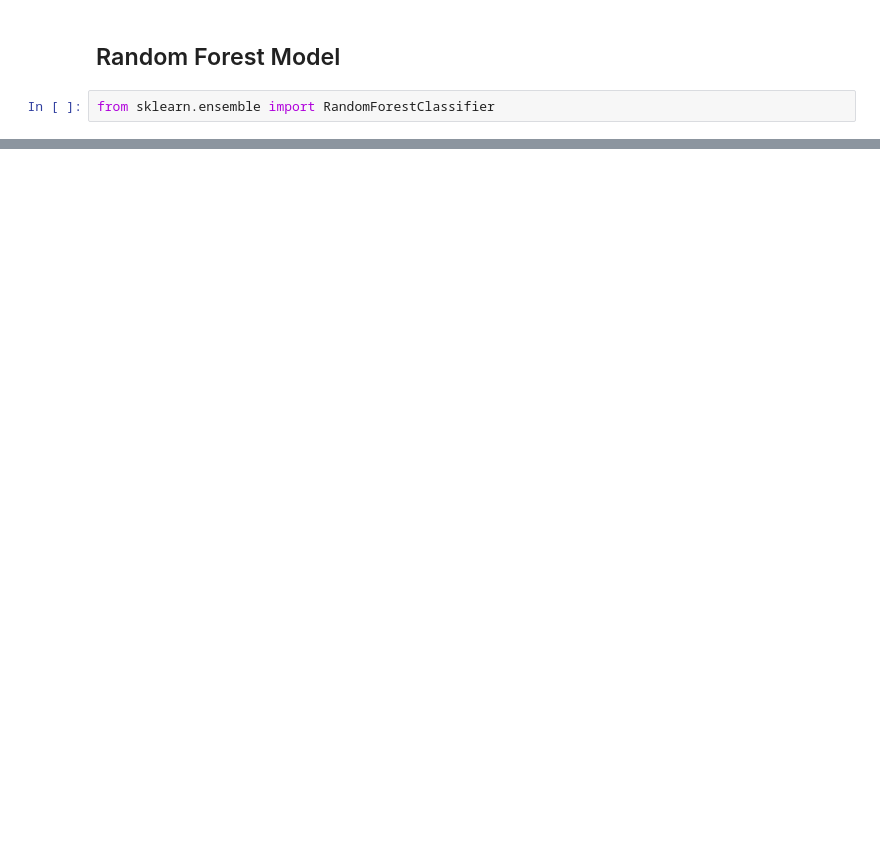
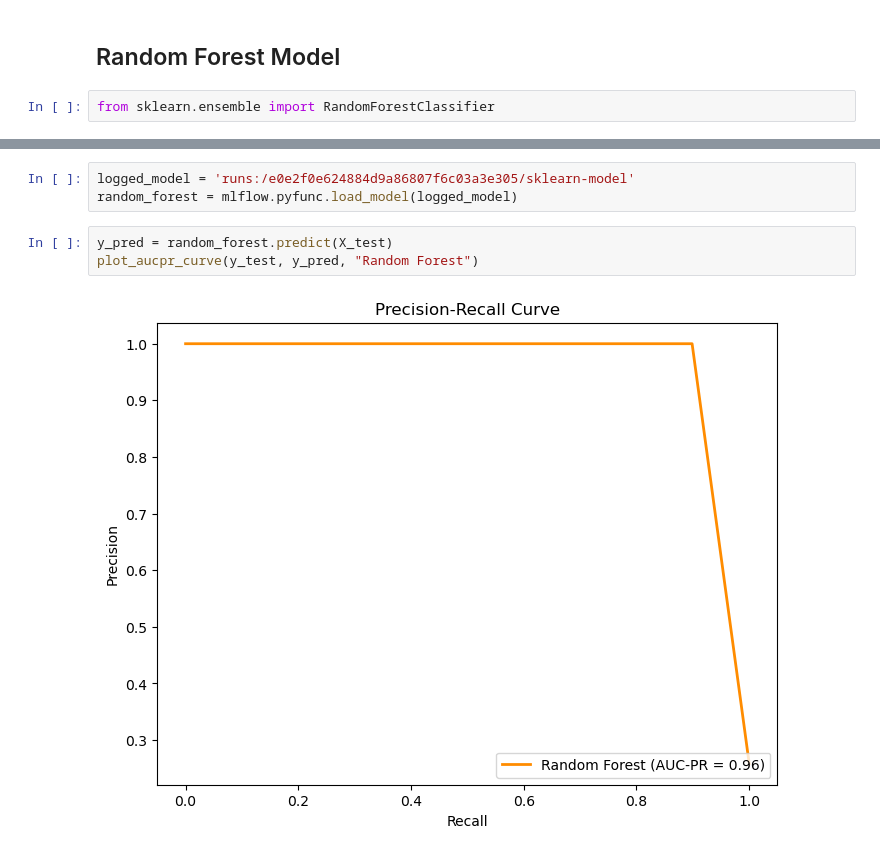
Before and after one commit to bose-sayan/assign-2-AML, a Jupyter notebook: src/train.ipynb, the cells around one changed output, grey strips where cells are left out. Saved outputs shown, nothing was run; the diff lists cells and outputs as text; blank space fills up the shorter version.

```diff
--- a/src/train.ipynb
+++ b/src/train.ipynb
@@ -149,0 +182,8 @@ NameError: name 'mlflow' is not defined
+# %%
+logged_model = 'runs:/e0e2f0e624884d9a86807f6c03a3e305/sklearn-model'
+random_forest = mlflow.pyfunc.load_model(logged_model)
+# %%
+y_pred = random_forest.predict(X_test)
+plot_aucpr_curve(y_test, y_pred, "Random Forest")
+# %% [output]
+[figure, added]
```
Also changed, not shown: parts of 12 cells of this notebook.
